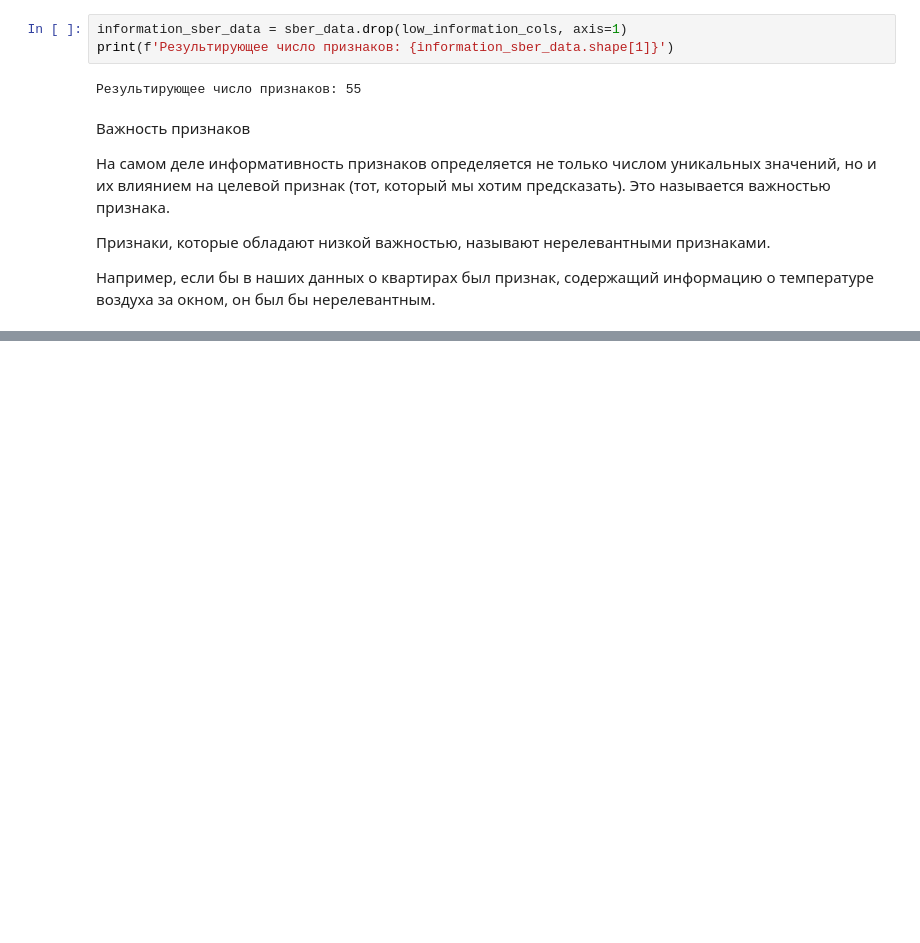
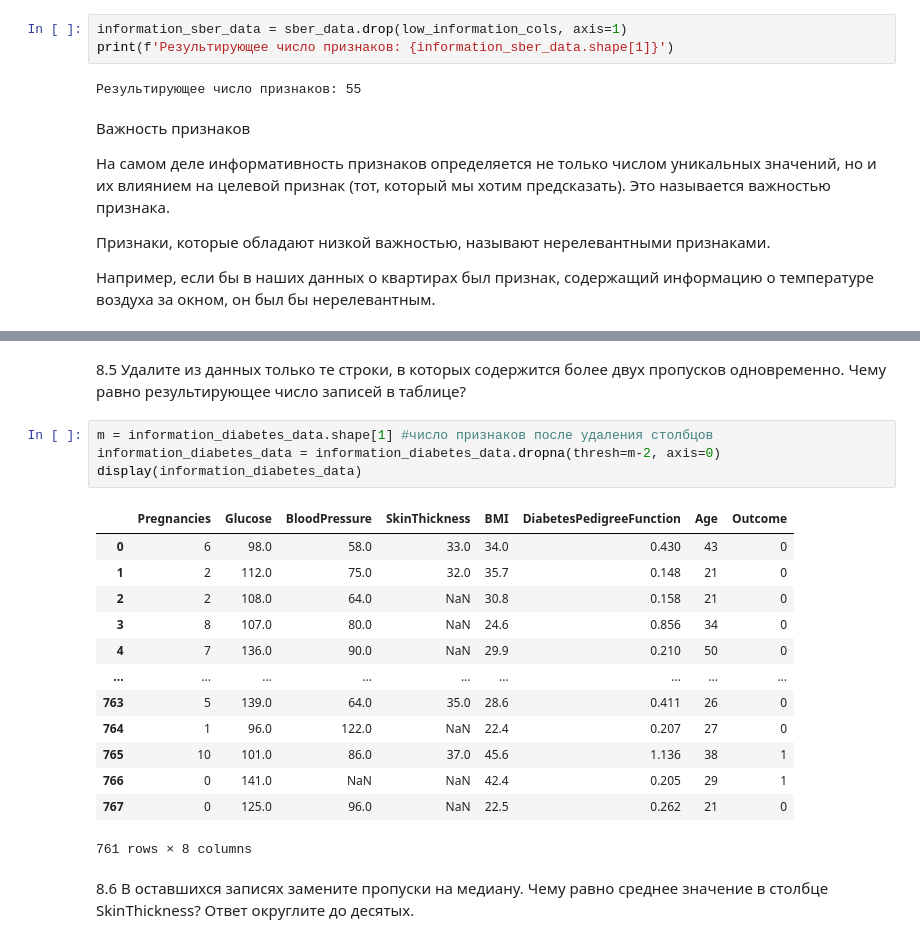
Before and after one commit to DaryaIly/my_data_science, a Jupyter notebook: PY_14_Очистка данных/unit.ipynb, the cells around one changed output, grey strips where cells are left out. Cells and saved outputs as stored; diff of their text form; blank space fills up the shorter version.

```diff
--- a/PY_14_Очистка данных/unit.ipynb
+++ b/PY_14_Очистка данных/unit.ipynb
@@ -998,0 +1097,22 @@ print(f'Результирующее число признаков: {information
+# %% [markdown]
+8.5 Удалите из данных только те строки, в которых содержится более двух пропусков одновременно. Чему равно результирующее число записей в таблице?
+# %%
+m = information_diabetes_data.shape[1] #число признаков после удаления столбцов
+information_diabetes_data = information_diabetes_data.dropna(thresh=m-2, axis=0)
+display(information_diabetes_data)
+# %% [output]
+|  | Pregnancies | Glucose | BloodPressure | SkinThickness | BMI | DiabetesPedigreeFunction | Age | Outcome |
+| 0 | 6 | 98.0 | 58.0 | 33.0 | 34.0 | 0.430 | 43 | 0 |
+| 1 | 2 | 112.0 | 75.0 | 32.0 | 35.7 | 0.148 | 21 | 0 |
+| 2 | 2 | 108.0 | 64.0 | NaN | 30.8 | 0.158 | 21 | 0 |
+| 3 | 8 | 107.0 | 80.0 | NaN | 24.6 | 0.856 | 34 | 0 |
+| 4 | 7 | 136.0 | 90.0 | NaN | 29.9 | 0.210 | 50 | 0 |
+| ... | ... | ... | ... | ... | ... | ... | ... | ... |
+| 763 | 5 | 139.0 | 64.0 | 35.0 | 28.6 | 0.411 | 26 | 0 |
+| 764 | 1 | 96.0 | 122.0 | NaN | 22.4 | 0.207 | 27 | 0 |
+| 765 | 10 | 101.0 | 86.0 | 37.0 | 45.6 | 1.136 | 38 | 1 |
+| 766 | 0 | 141.0 | NaN | NaN | 42.4 | 0.205 | 29 | 1 |
+| 767 | 0 | 125.0 | 96.0 | NaN | 22.5 | 0.262 | 21 | 0 |
+761 rows × 8 columns
+# %% [markdown]
+8.6 В оставшихся записях замените пропуски на медиану. Чему равно среднее значение в столбце SkinThickness? Ответ округлите до десятых.
```
Also changed, not shown: parts of 24 cells of this notebook, 8 other files.
